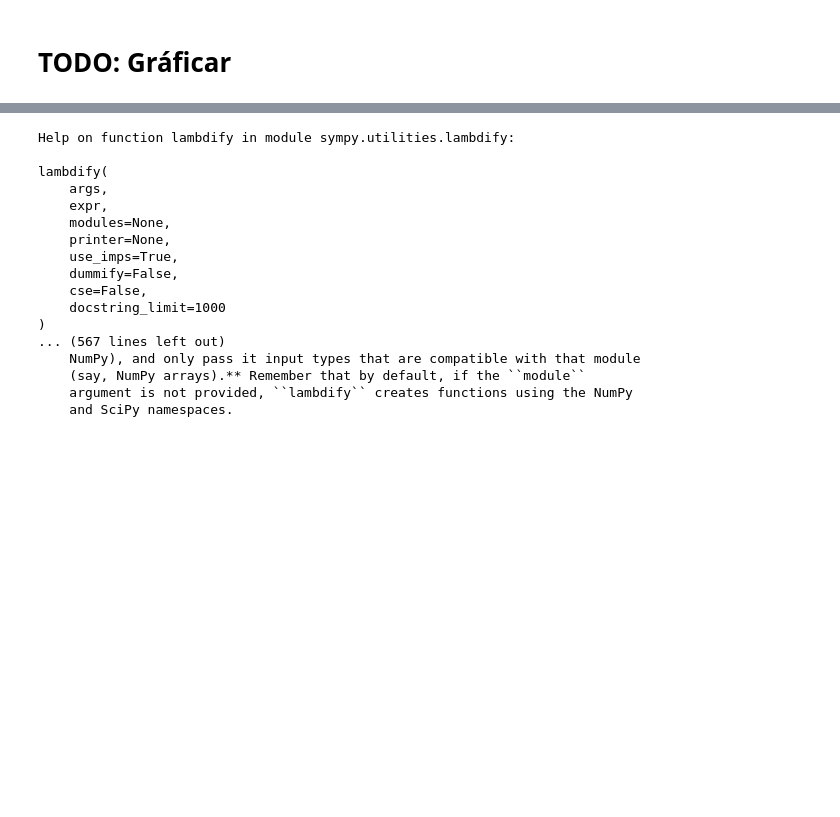
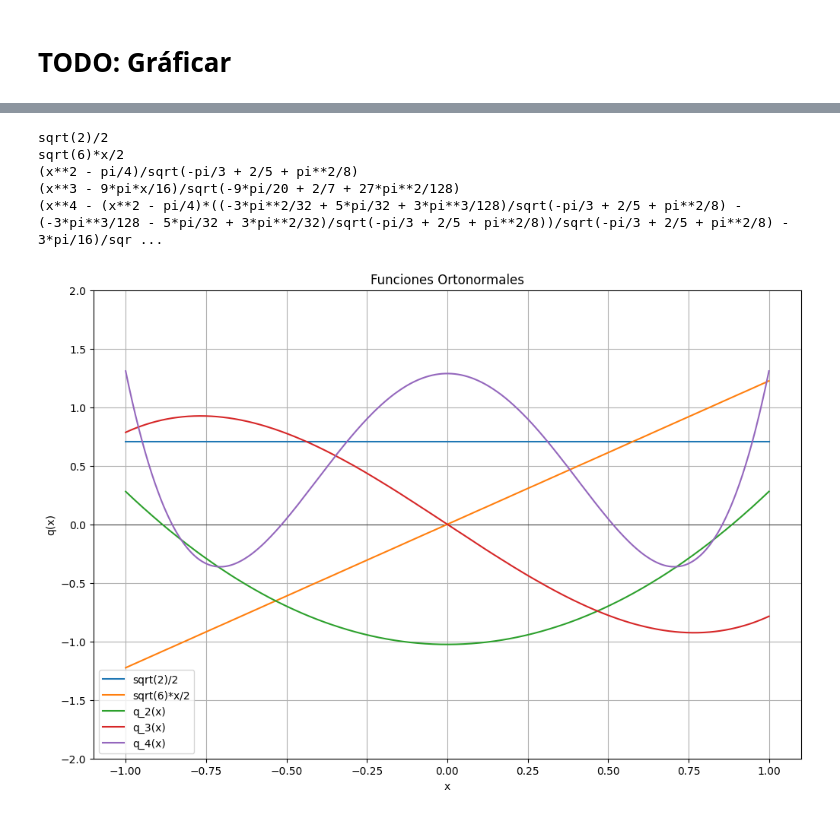
Before and after one commit to eti-calde/NumericalMethods, a Jupyter notebook: Notebooks/Expansion-Ortogonal.ipynb, the cells around one changed output, grey strips where cells are left out. Drawn from its saved outputs; the diff is of its cells as text; code cells hidden in the pictures; blank space fills up the shorter version.

```diff
--- a/Notebooks/Expansion-Ortogonal.ipynb
+++ b/Notebooks/Expansion-Ortogonal.ipynb
@@ -74,20 +91,34 @@ for i, f in enumerate(funciones_ortonormales):
-# %%
-help(sp.lambdify)
-# %% [output]
-Help on function lambdify in module sympy.utilities.lambdify:
-
-lambdify(
-    args,
-    expr,
-    modules=None,
-    printer=None,
-    use_imps=True,
-    dummify=False,
-    cse=False,
-    docstring_limit=1000
-)
-... (567 lines left out)
-    NumPy), and only pass it input types that are compatible with that module
-    (say, NumPy arrays).** Remember that by default, if the ``module``
-    argument is not provided, ``lambdify`` creates functions using the NumPy
-    and SciPy namespaces.
+# %%
+n = 1000
+puntos = np.linspace(-1,1, n)
+
+
+plt.figure(figsize=(12, 8))
+plt.title("Funciones Ortonormales")
+plt.xlabel("x")
+plt.ylabel("q(x)")
+plt.grid(True)
+plt.axhline(0, color='black', linewidth=0.5)
+
+
+for i, f_symbolic in enumerate(funciones_ortonormales):
+
+    f_numeric = sp.lambdify(x, f_symbolic, 'numpy')
+
+
+    y_valores = f_numeric(puntos) * np.ones_like(puntos)
+
+    string = str(f_symbolic)
+    print(string)# if len(string) < 25 else f"q_{i}(x)")
+    plt.plot(puntos, y_valores, label= string if len(string) < 25 else f"q_{i}(x)")
+
+plt.legend()
+plt.ylim(-2, 2)
+plt.show()
+# %% [output]
+sqrt(2)/2
+sqrt(6)*x/2
+(x**2 - pi/4)/sqrt(-pi/3 + 2/5 + pi**2/8)
+(x**3 - 9*pi*x/16)/sqrt(-9*pi/20 + 2/7 + 27*pi**2/128)
+(x**4 - (x**2 - pi/4)*((-3*pi**2/32 + 5*pi/32 + 3*pi**3/128)/sqrt(-pi/3 + 2/5 + pi**2/8) - (-3*pi**3/128 - 5*pi/32 + 3*pi**2/32)/sqrt(-pi/3 + 2/5 + pi**2/8))/sqrt(-pi/3 + 2/5 + pi**2/8) - 3*pi/16)/sqr ...
+[figure, added]
```
Also changed, not shown: parts of 5 cells of this notebook.
